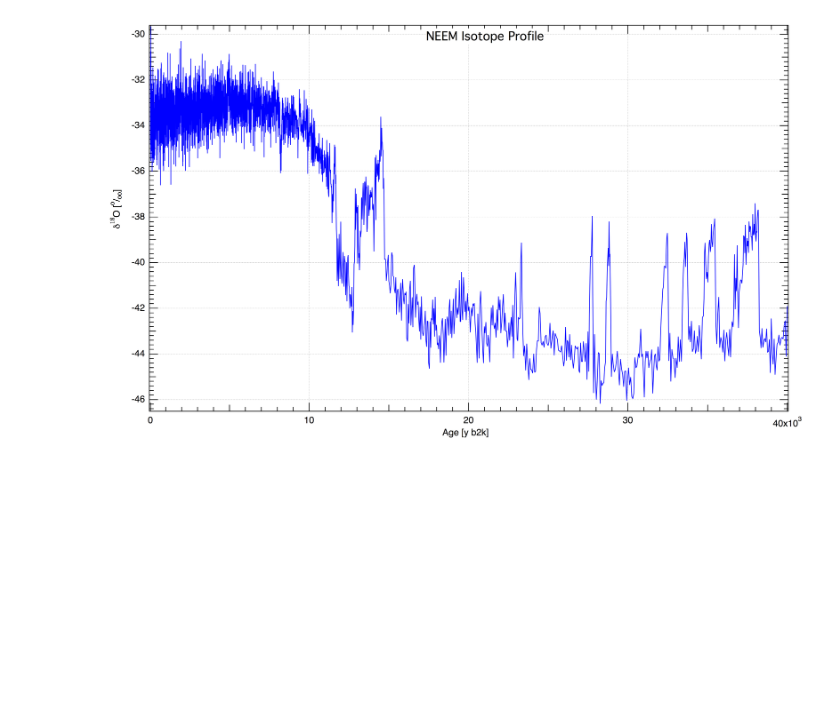
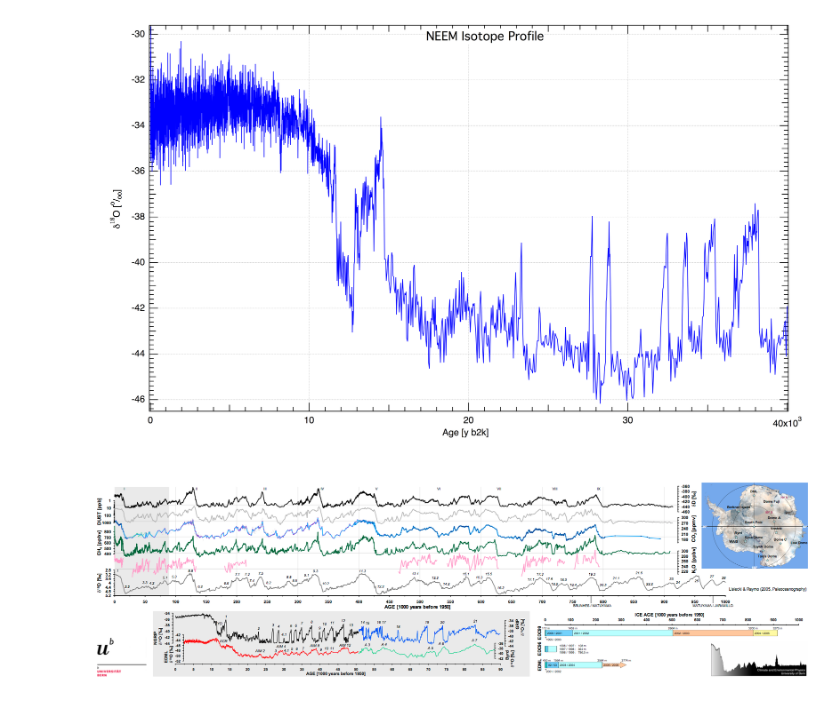
Before and after one commit to vgkinis/ICG_2016_ipynb, a Jupyter notebook: ICG_2016_isotopes_notes_c.ipynb, the cells around one changed output. Drawn from its saved outputs; the diff is of its cells as text; code cells hidden in the pictures; blank space fills up the shorter version.

```diff
--- a/ICG_2016_isotopes_notes_c.ipynb
+++ b/ICG_2016_isotopes_notes_c.ipynb
@@ -49,3 +53,7 @@ Image("../figs/sdome_syttensen.png", width = 900)
 Image("../figs/neem_bags_d18.png", width = 900)
 # %% [output]
 [figure]
+# %%
+Image("../figs/epica_mega.png", width = 1300)
+# %% [output]
+[figure, added]
```
Also changed, not shown: parts of 1 cell of this notebook, 2 other files.
